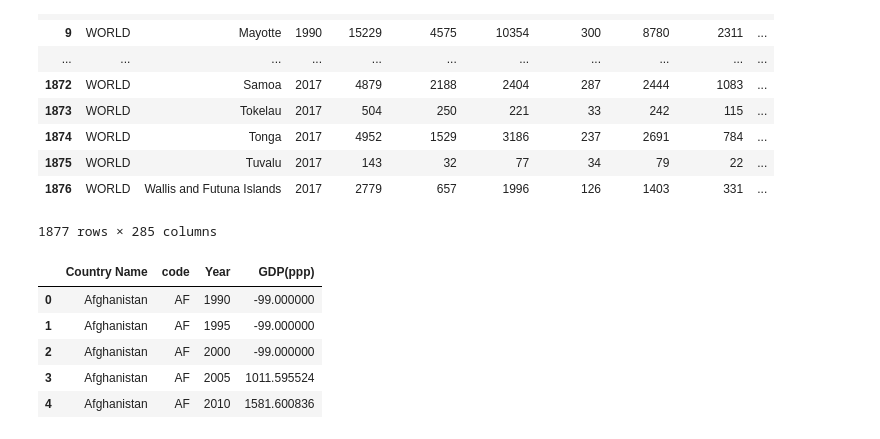
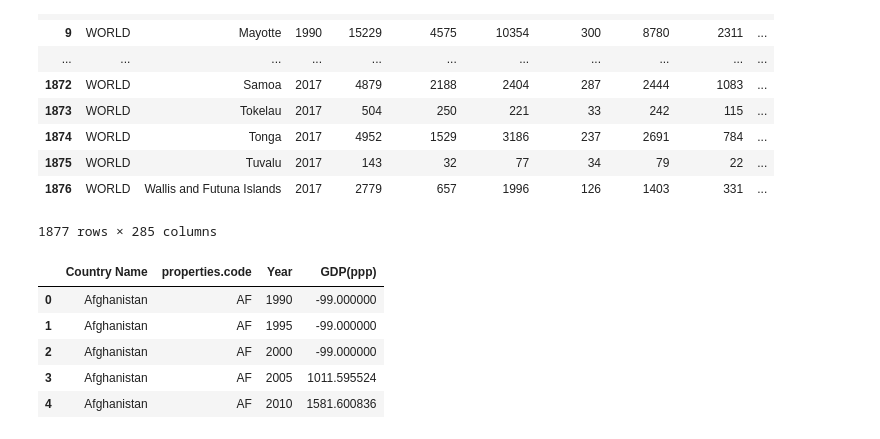
Before and after one commit to benieevelyne/Project2_Neurath, a Jupyter notebook: DataSets/BigMerge.ipynb, the cells around one changed output. Cells and saved outputs as stored; diff of their text form; code cells hidden in the pictures.

```diff
--- a/DataSets/BigMerge.ipynb
+++ b/DataSets/BigMerge.ipynb
@@ -296,15 +301,15 @@ FinalMigration
 # %%
 gdp = pandas.read_csv('Countries_GDP.csv')
 gdp = pandas.DataFrame(gdp)
-gdp = gdp.rename(columns={'Code':'code'})
-gdp['code'] = gdp['code'].apply(str)
+gdp = gdp.rename(columns={'Code':'properties.code'})
+gdp['properties.code'] = gdp['properties.code'].apply(str)
 gdp = gdp.replace('..', -99)
 gdp['GDP'] = gdp['GDP'].apply(float)
 gdp = gdp.rename(columns={'GDP':'GDP(ppp)'})
 # gdp.dtypes
 gdp.head(5)
 # %% [output]
-|  | Country Name | code | Year | GDP(ppp) |
+|  | Country Name | properties.code | Year | GDP(ppp) |
 | 0 | Afghanistan | AF | 1990 | -99.000000 |
 | 1 | Afghanistan | AF | 1995 | -99.000000 |
 | 2 | Afghanistan | AF | 2000 | -99.000000 |
```
Also changed, not shown: parts of 15 cells of this notebook.
